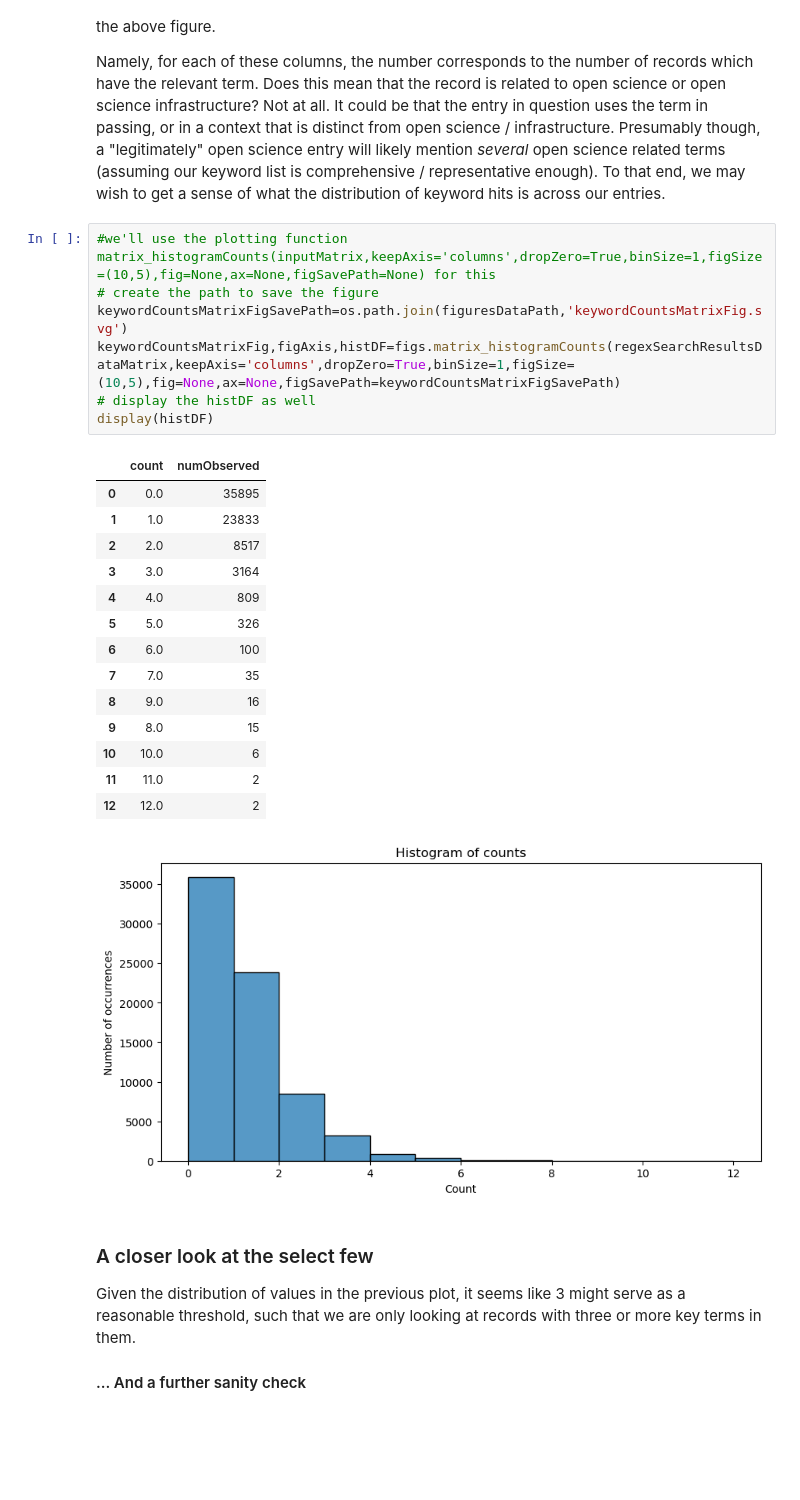
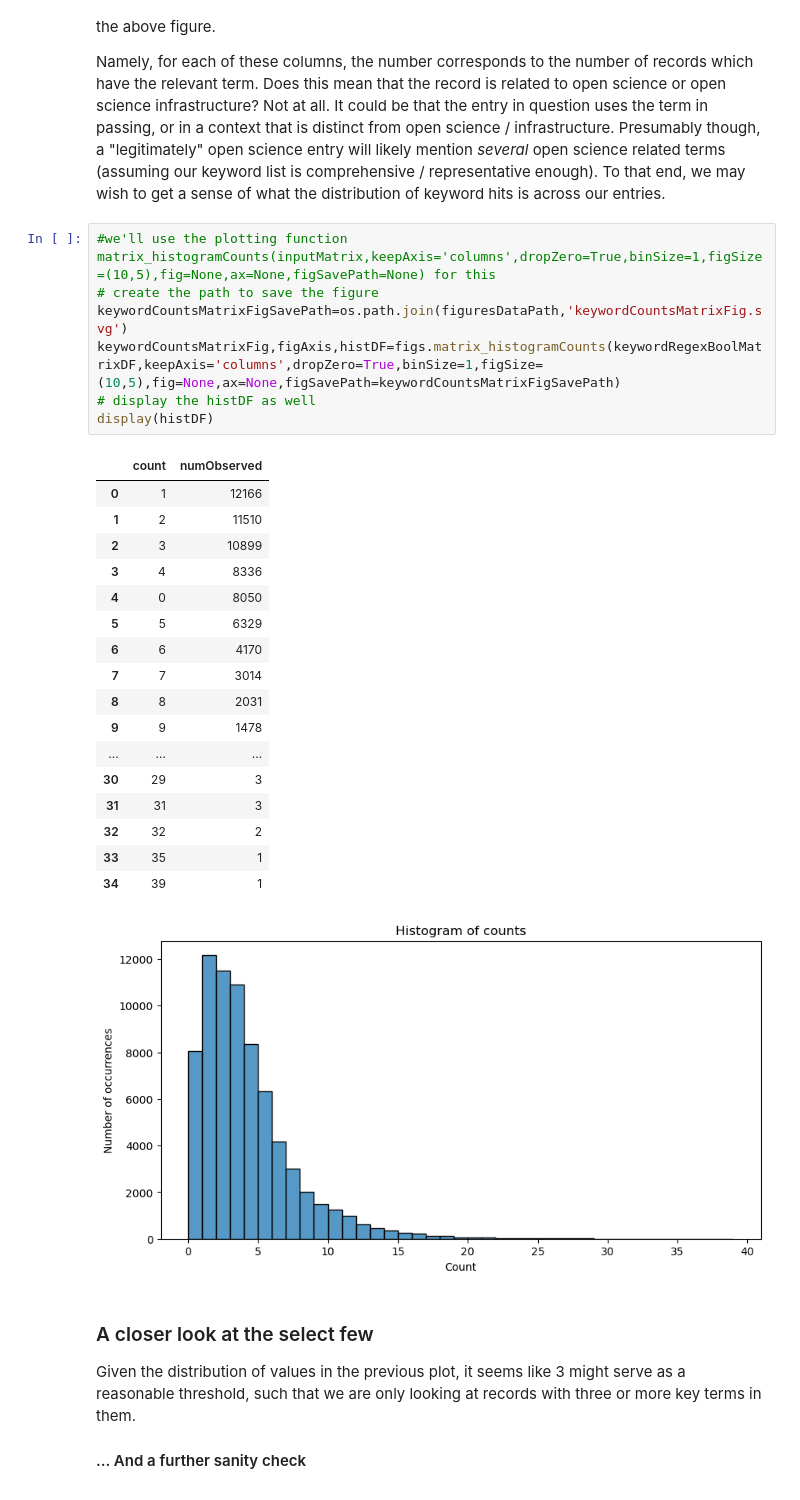
Before and after one commit to DanNBullock/USG_grants_crawl, a Jupyter notebook: notebooks/GenericDataSource_processAndFigs.ipynb, the cells around one changed output. Saved outputs shown, nothing was run; the diff lists cells and outputs as text; blank space fills up the shorter version.

```diff
--- a/notebooks/GenericDataSource_processAndFigs.ipynb
+++ b/notebooks/GenericDataSource_processAndFigs.ipynb
@@ -379,26 +431,29 @@ Namely, for each of these columns, the number corresponds to the number of recor
 # %%
 #we'll use the plotting function matrix_histogramCounts(inputMatrix,keepAxis='columns',dropZero=True,binSize=1,figSize=(10,5),fig=None,ax=None,figSavePath=None) for this
 # create the path to save the figure
 keywordCountsMatrixFigSavePath=os.path.join(figuresDataPath,'keywordCountsMatrixFig.svg')
-keywordCountsMatrixFig,figAxis,histDF=figs.matrix_histogramCounts(regexSearchResultsDataMatrix,keepAxis='columns',dropZero=True,binSize=1,figSize=(10,5),fig=None,ax=None,figSavePath=keywordCountsMatrixFigSavePath)
+keywordCountsMatrixFig,figAxis,histDF=figs.matrix_histogramCounts(keywordRegexBoolMatrixDF,keepAxis='columns',dropZero=True,binSize=1,figSize=(10,5),fig=None,ax=None,figSavePath=keywordCountsMatrixFigSavePath)
 # display the histDF as well
 display(histDF)
 # %% [output]
 |  | count | numObserved |
-| 0 | 0.0 | 35895 |
-| 1 | 1.0 | 23833 |
-| 2 | 2.0 | 8517 |
-| 3 | 3.0 | 3164 |
-| 4 | 4.0 | 809 |
-| 5 | 5.0 | 326 |
-| 6 | 6.0 | 100 |
-| 7 | 7.0 | 35 |
-| 8 | 9.0 | 16 |
-| 9 | 8.0 | 15 |
-| 10 | 10.0 | 6 |
-| 11 | 11.0 | 2 |
-| 12 | 12.0 | 2 |
+| 0 | 1 | 12166 |
+| 1 | 2 | 11510 |
+| 2 | 3 | 10899 |
+| 3 | 4 | 8336 |
+| 4 | 0 | 8050 |
+| 5 | 5 | 6329 |
+| 6 | 6 | 4170 |
+| 7 | 7 | 3014 |
+| 8 | 8 | 2031 |
+| 9 | 9 | 1478 |
+| ... | ... | ... |
+| 30 | 29 | 3 |
+| 31 | 31 | 3 |
+| 32 | 32 | 2 |
+| 33 | 35 | 1 |
+| 34 | 39 | 1 |
-[figure, old version]
+[figure, new version]
 # %% [markdown]
 ### A closer look at the select few
 
```
Also changed, not shown: parts of 9 cells of this notebook.
